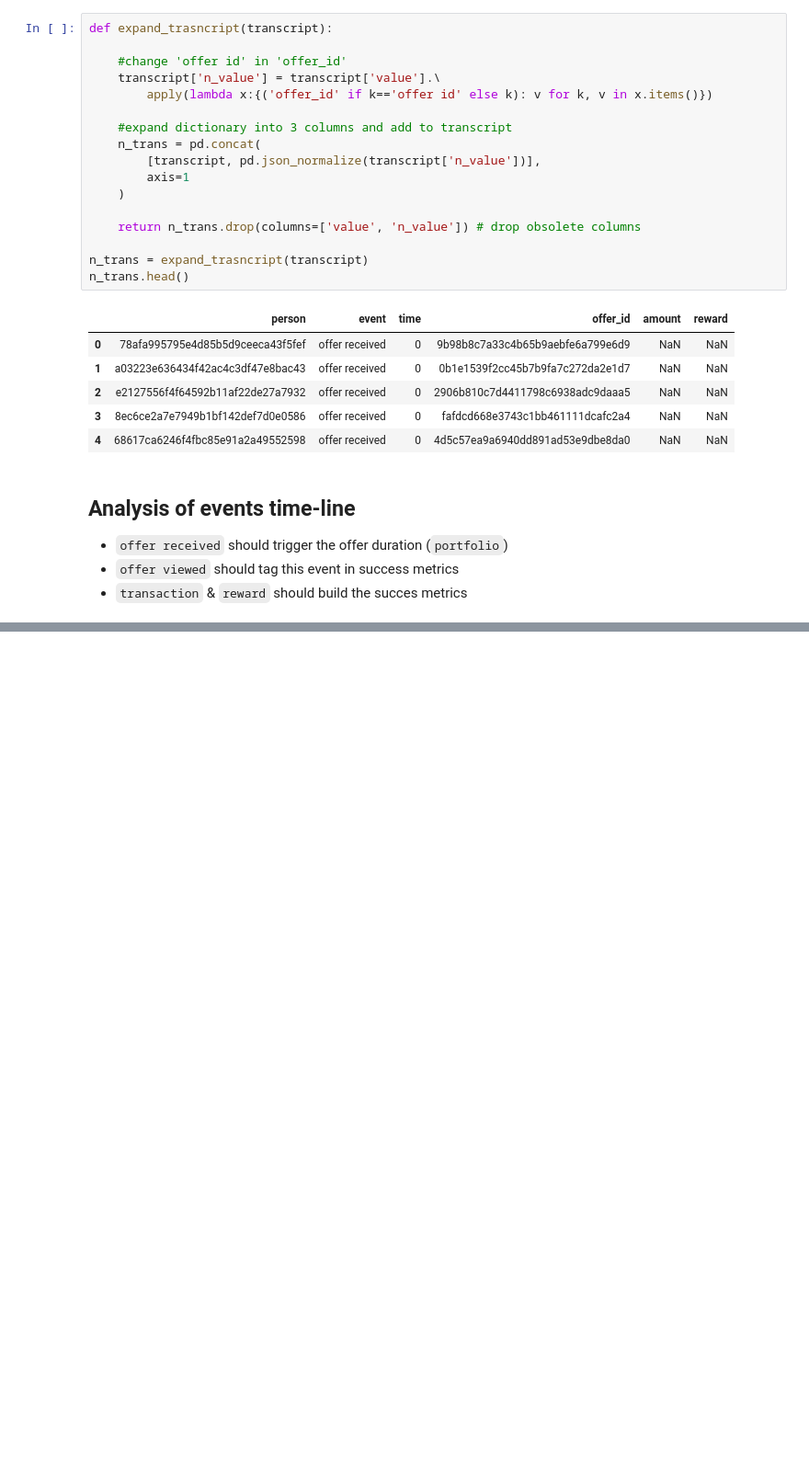
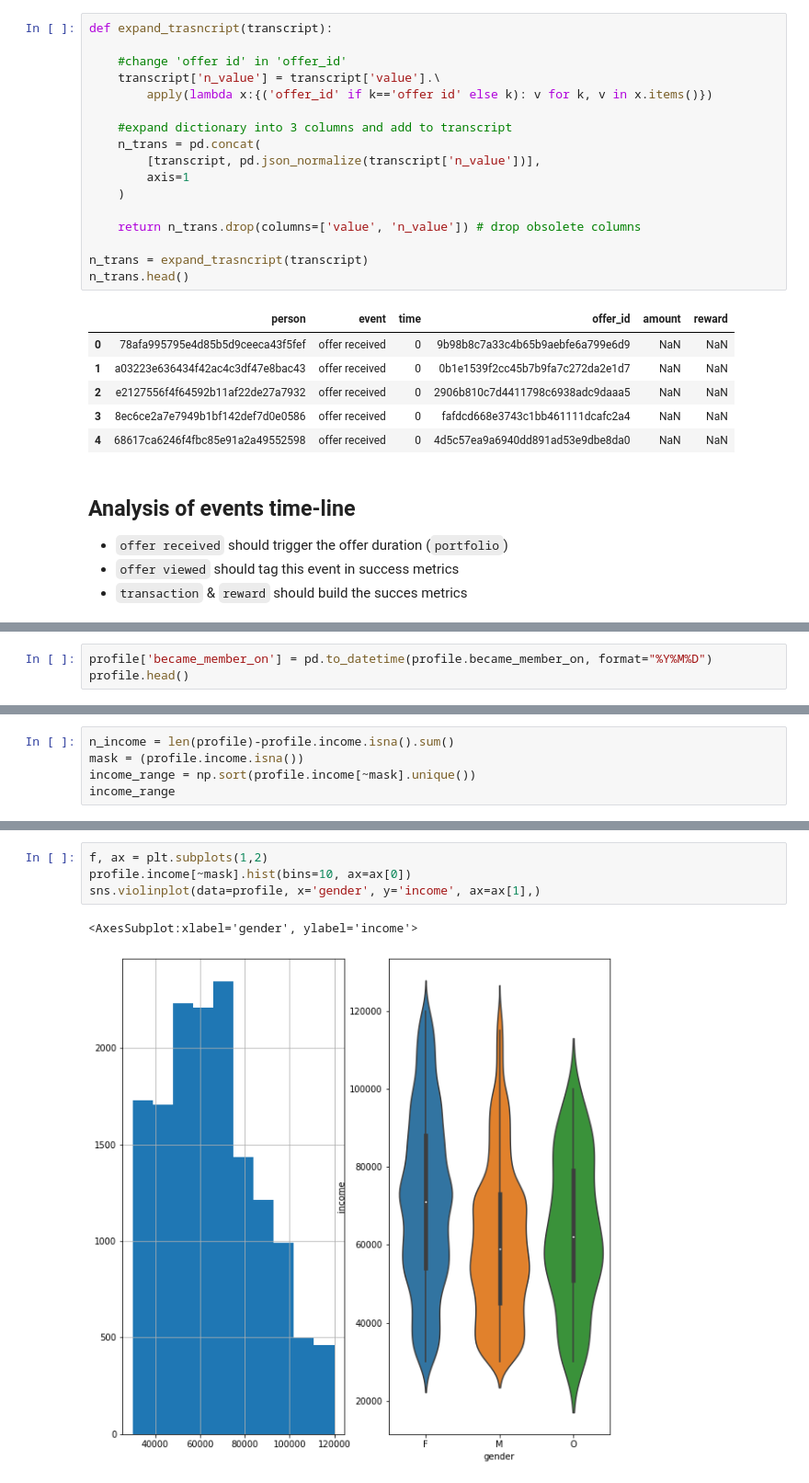
Before and after one commit to 6one2/StarbucksChallenge, a Jupyter notebook: devStarbucks.ipynb, the cells around one changed output, grey strips where cells are left out. Shown at 92% size. Drawn from its saved outputs; the diff is of its cells as text; blank space fills up the shorter version.

```diff
--- a/devStarbucks.ipynb
+++ b/devStarbucks.ipynb
@@ -307,0 +357,3 @@ ax[0]
+# %%
+profile['became_member_on'] = pd.to_datetime(profile.became_member_on, format="%Y%M%D")
+profile.head()
@@ -307,0 +377,5 @@ ax[0]
+# %%
+n_income = len(profile)-profile.income.isna().sum()
+mask = (profile.income.isna())
+income_range = np.sort(profile.income[~mask].unique())
+income_range
@@ -307,0 +396,7 @@ ax[0]
+# %%
+f, ax = plt.subplots(1,2)
+profile.income[~mask].hist(bins=10, ax=ax[0])
+sns.violinplot(data=profile, x='gender', y='income', ax=ax[1],)
+# %% [output]
+<AxesSubplot:xlabel='gender', ylabel='income'>
+[figure, added]
```
Also changed, not shown: parts of 36 cells of this notebook.
